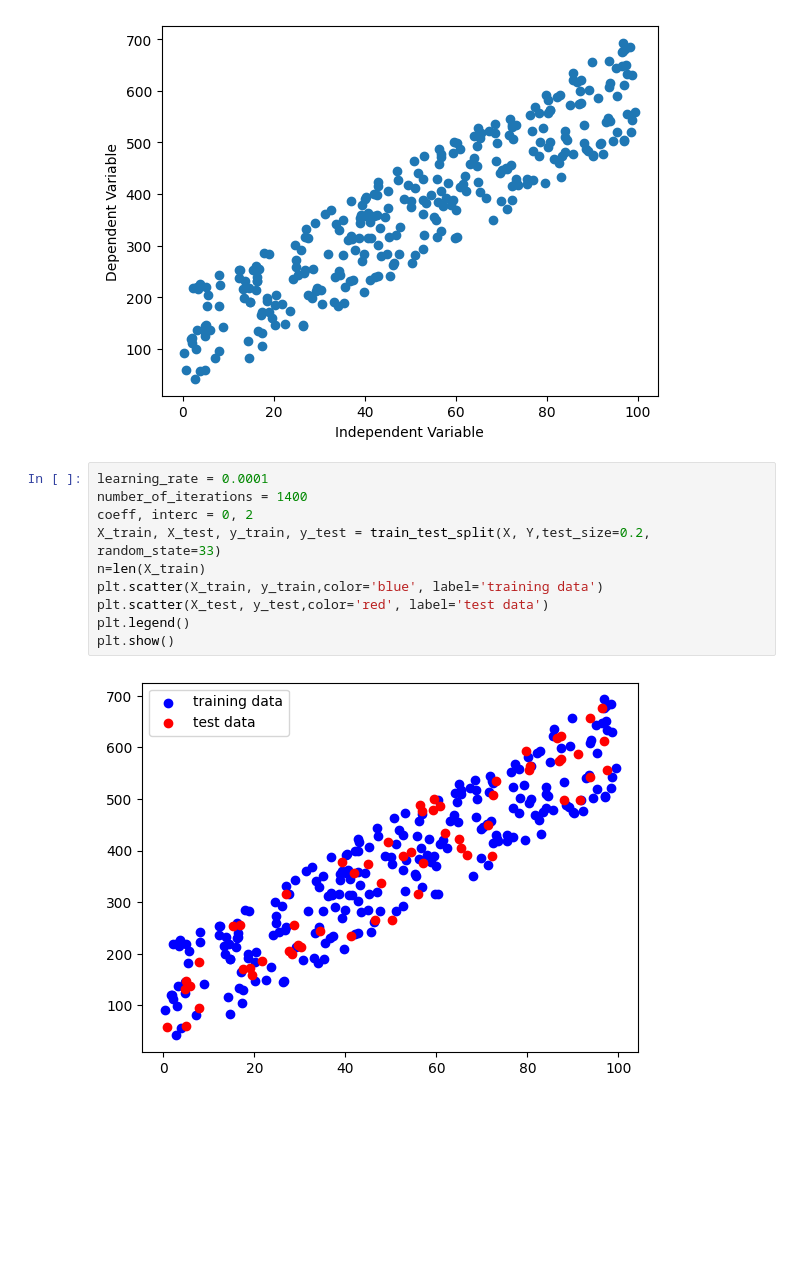
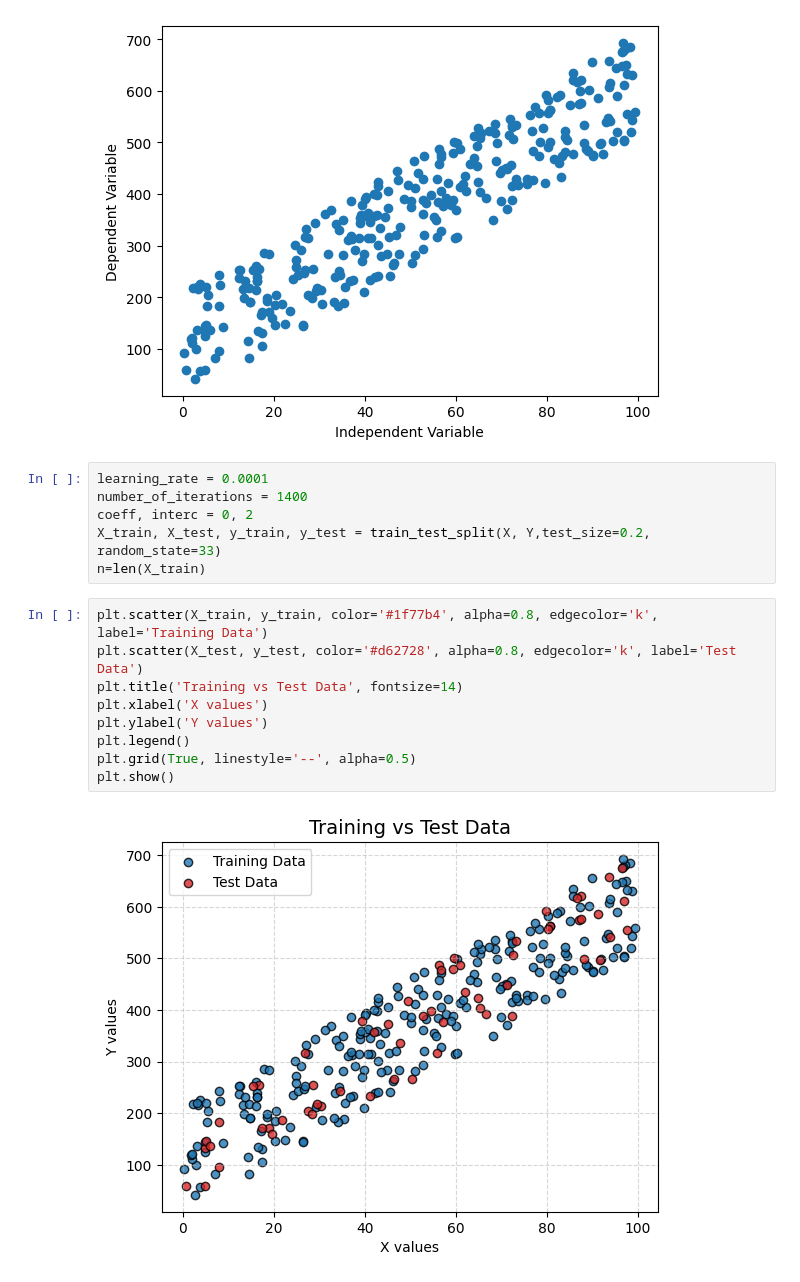
Before and after one commit to YOUHAD08/Linear-Regression-from-Scratch-and-with-Scikit-Learn, a Jupyter notebook: main.ipynb, the cells around one changed output. Drawn from its saved outputs; the diff is of its cells as text; blank space fills up the shorter version.

```diff
--- a/main.ipynb
+++ b/main.ipynb
@@ -22,10 +22,15 @@ number_of_iterations = 1400
 coeff, interc = 0, 2
 X_train, X_test, y_train, y_test = train_test_split(X, Y,test_size=0.2, random_state=33)
 n=len(X_train)
-plt.scatter(X_train, y_train,color='blue', label='training data')
-plt.scatter(X_test, y_test,color='red', label='test data')
-plt.legend()
-plt.show()
-# %% [output]
-[figure, removed]
+# %%
+plt.scatter(X_train, y_train, color='#1f77b4', alpha=0.8, edgecolor='k', label='Training Data')
+plt.scatter(X_test, y_test, color='#d62728', alpha=0.8, edgecolor='k', label='Test Data')
+plt.title('Training vs Test Data', fontsize=14)
+plt.xlabel('X values')
+plt.ylabel('Y values')
+plt.legend()
+plt.grid(True, linestyle='--', alpha=0.5)
+plt.show()
+# %% [output]
+[figure, added]
 # %%
```
Also changed, not shown: parts of 3 cells of this notebook.
